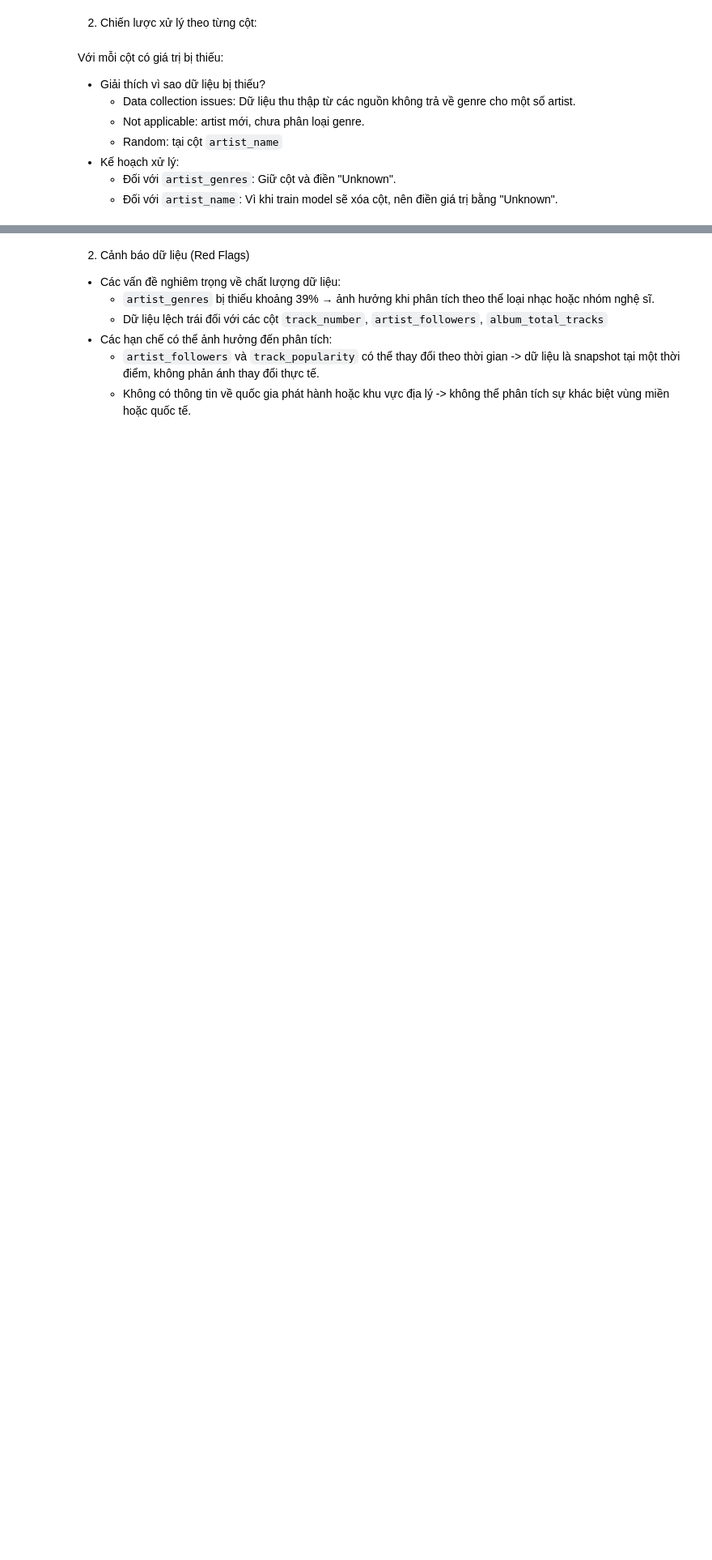
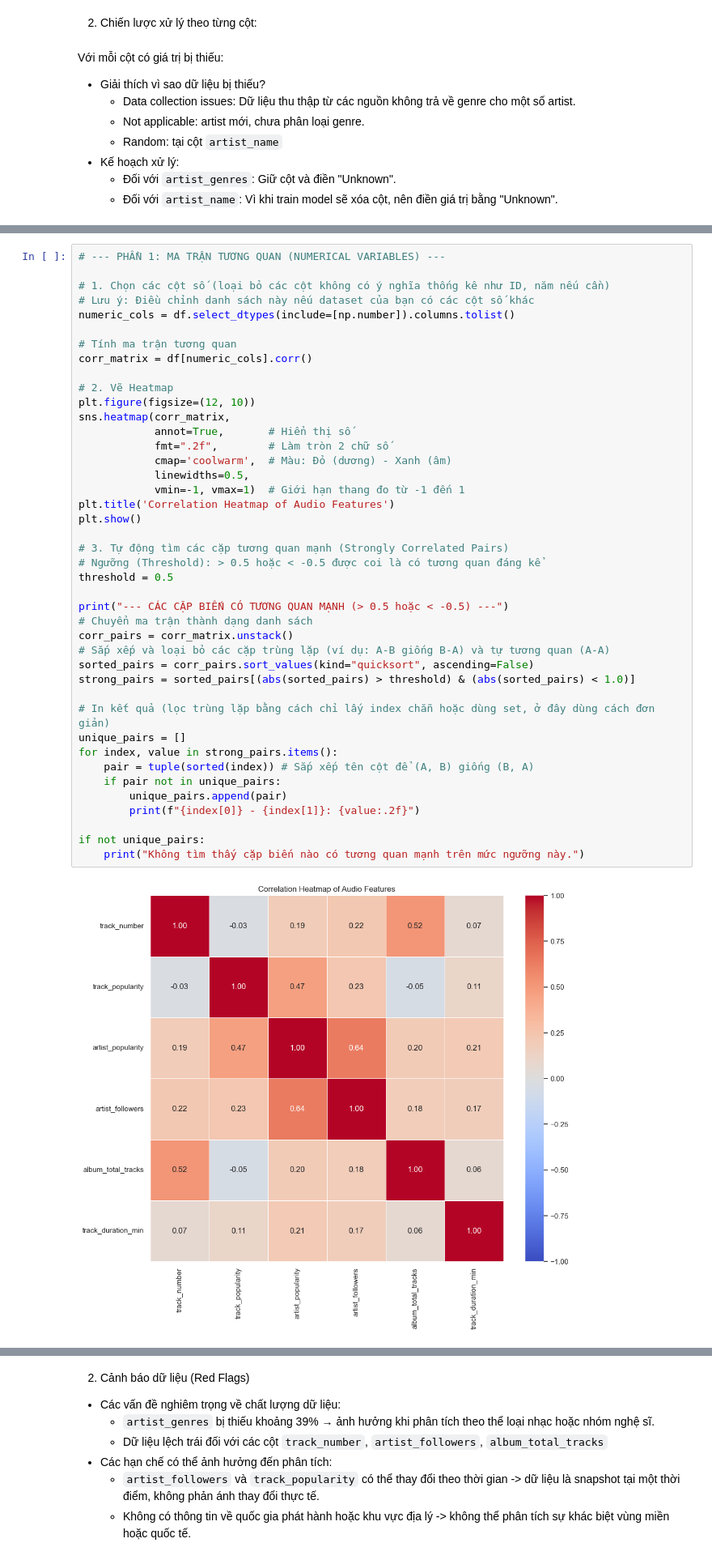
Before and after one commit to thangnguyennbk-sys/Spotify_project, a Jupyter notebook: Spotify_project.ipynb, the cells around one changed output, grey strips where cells are left out. Shown at 81% size. Drawn from its saved outputs; the diff is of its cells as text; blank space fills up the shorter version.

```diff
--- a/Spotify_project.ipynb
+++ b/Spotify_project.ipynb
@@ -293,0 +443,44 @@ Với mỗi cột có giá trị bị thiếu:
+# %%
+# --- PHẦN 1: MA TRẬN TƯƠNG QUAN (NUMERICAL VARIABLES) ---
+
+# 1. Chọn các cột số (loại bỏ các cột không có ý nghĩa thống kê như ID, năm nếu cần)
+# Lưu ý: Điều chỉnh danh sách này nếu dataset của bạn có các cột số khác
+numeric_cols = df.select_dtypes(include=[np.number]).columns.tolist()
+
+# Tính ma trận tương quan
+corr_matrix = df[numeric_cols].corr()
+
+# 2. Vẽ Heatmap
+plt.figure(figsize=(12, 10))
+sns.heatmap(corr_matrix,
+            annot=True,       # Hiển thị số
+            fmt=".2f",        # Làm tròn 2 chữ số
+            cmap='coolwarm',  # Màu: Đỏ (dương) - Xanh (âm)
+            linewidths=0.5,
+            vmin=-1, vmax=1)  # Giới hạn thang đo từ -1 đến 1
+plt.title('Correlation Heatmap of Audio Features')
+plt.show()
+
+# 3. Tự động tìm các cặp tương quan mạnh (Strongly Correlated Pairs)
+# Ngưỡng (Threshold): > 0.5 hoặc < -0.5 được coi là có tương quan đáng kể
+threshold = 0.5
+
+print("--- CÁC CẶP BIẾN CÓ TƯƠNG QUAN MẠNH (> 0.5 hoặc < -0.5) ---")
+# Chuyển ma trận thành dạng danh sách
+corr_pairs = corr_matrix.unstack()
+# Sắp xếp và loại bỏ các cặp trùng lặp (ví dụ: A-B giống B-A) và tự tương quan (A-A)
+sorted_pairs = corr_pairs.sort_values(kind="quicksort", ascending=False)
+strong_pairs = sorted_pairs[(abs(sorted_pairs) > threshold) & (abs(sorted_pairs) < 1.0)]
+
+# In kết quả (lọc trùng lặp bằng cách chỉ lấy index chẵn hoặc dùng set, ở đây dùng cách đơn giản)
+unique_pairs = []
+for index, value in strong_pairs.items():
+    pair = tuple(sorted(index)) # Sắp xếp tên cột để (A, B) giống (B, A)
+    if pair not in unique_pairs:
+        unique_pairs.append(pair)
+        print(f"{index[0]} - {index[1]}: {value:.2f}")
+
+if not unique_pairs:
+    print("Không tìm thấy cặp biến nào có tương quan mạnh trên mức ngưỡng này.")
+# %% [output]
+[figure, added]
```
Also changed, not shown: parts of 37 cells of this notebook.
